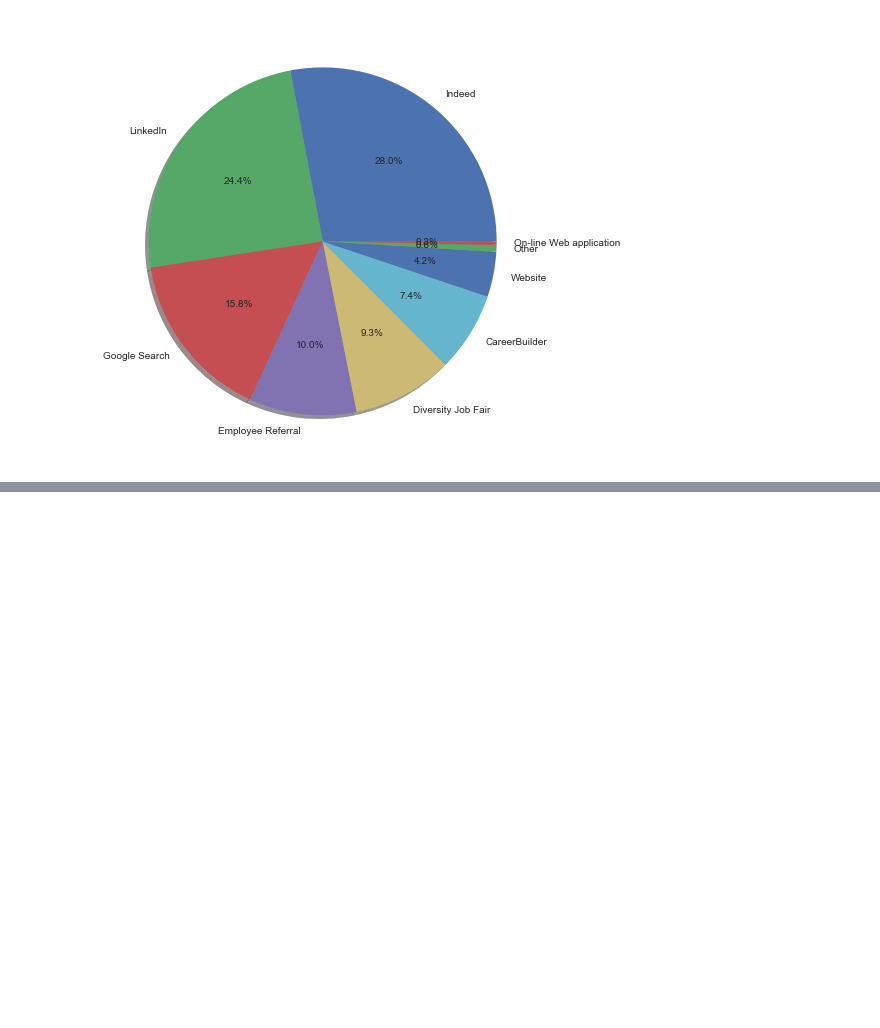
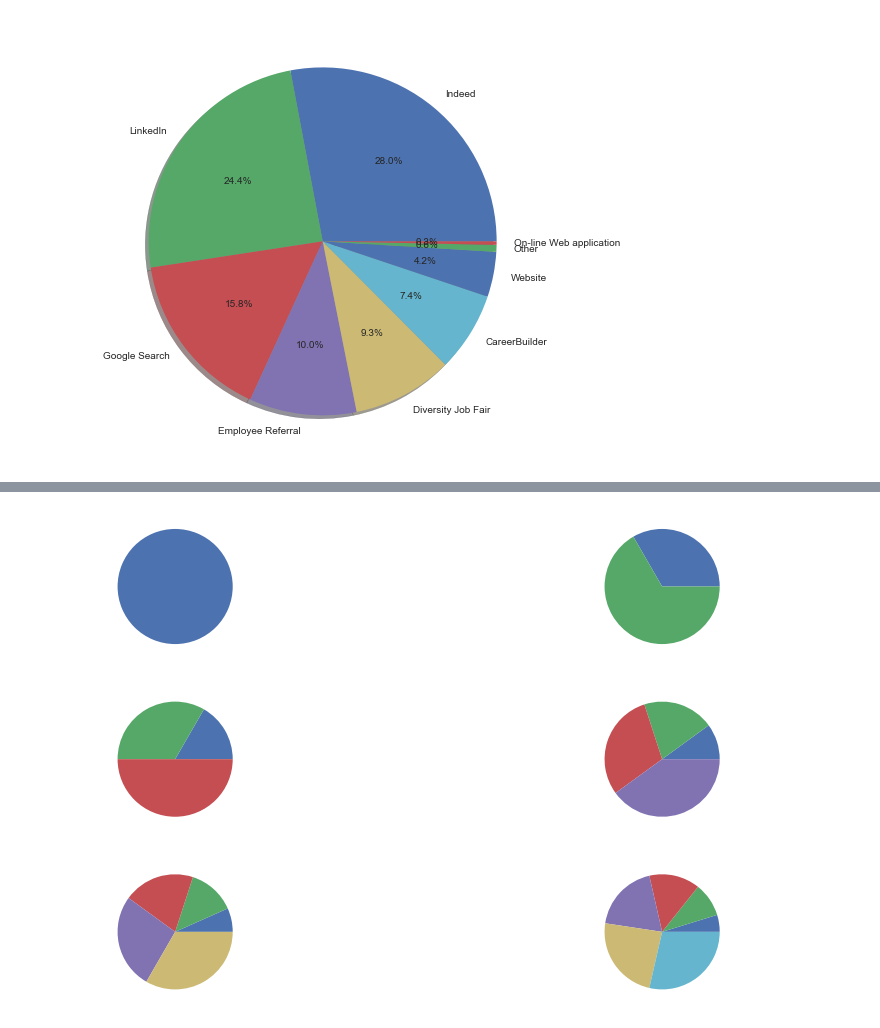
Before and after one commit to anmolk11/Data-visualization, a Jupyter notebook: Untitled.ipynb, the cells around one changed output, grey strips where cells are left out. Saved outputs shown, nothing was run; the diff lists cells and outputs as text; code cells hidden in the pictures; blank space fills up the shorter version.

```diff
--- a/Untitled.ipynb
+++ b/Untitled.ipynb
@@ -254,0 +267,24 @@ plt.show()
+# %%
+plt.figure(figsize = (16,9))
+
+plt.subplot(3,2,1)
+plt.pie([1])
+
+plt.subplot(3,2,2)
+plt.pie([1,2])
+
+plt.subplot(3,2,3)
+plt.pie([1,2,3])
+
+plt.subplot(3,2,4)
+plt.pie([1,2,3,4])
+
+plt.subplot(3,2,5)
+plt.pie([1,2,3,4,5])
+
+plt.subplot(3,2,6)
+plt.pie([1,2,3,4,5,6])
+
+plt.show()
+# %% [output]
+[figure, added]
```
Also changed, not shown: parts of 5 cells of this notebook.
